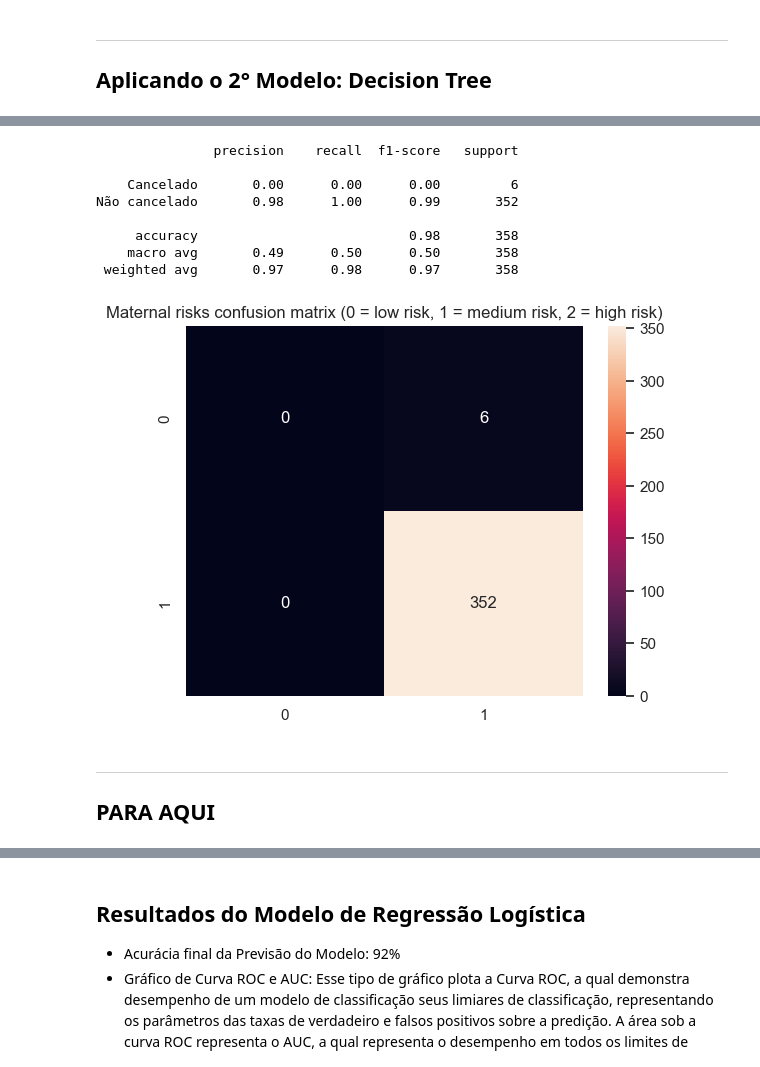
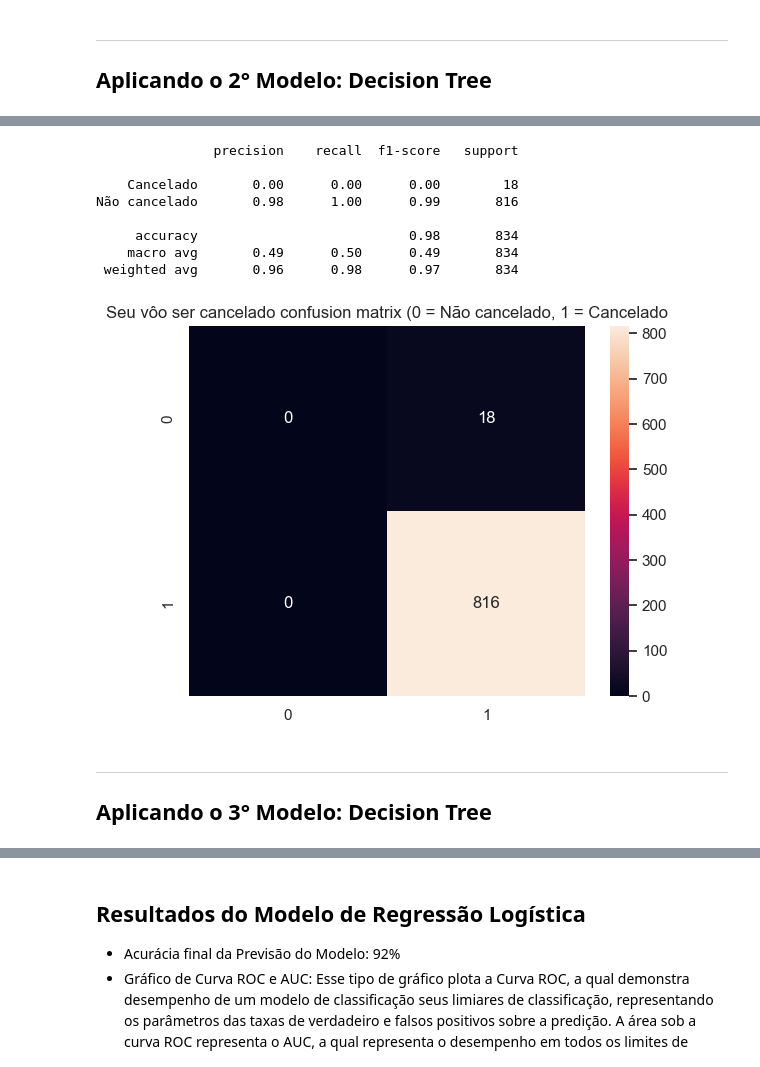
Before and after one commit to insper-classroom/22-2a-cd-p2-grupo_bexcamrefe, a Jupyter notebook: relatoriop2.ipynb, the cells around one changed output, grey strips where cells are left out. Saved outputs shown, nothing was run; the diff lists cells and outputs as text; code cells hidden in the pictures.

```diff
--- a/relatoriop2.ipynb
+++ b/relatoriop2.ipynb
@@ -679,7 +679,7 @@ from sklearn.model_selection import train_test_split
 
 SEED = 42
 X_train, X_test, y_train, y_test = train_test_split(X, y,
-                                                    test_size=0.3,
+                                                    test_size=0.7,
                                                     random_state=SEED)
 # %%
 from sklearn.ensemble import RandomForestClassifier
@@ -723,23 +723,23 @@ DecisionTreeClassifier(max_depth=2, max_features='sqrt',
 # %%
 from sklearn.metrics import classification_report, confusion_matrix
 
 cm = confusion_matrix(y_test, y_pred)
-sns.heatmap(cm, annot=True, fmt='d').set_title('Maternal risks confusion matrix (0 = low risk, 1 = medium risk, 2 = high risk)')
+sns.heatmap(cm, annot=True, fmt='d').set_title('Seu vôo ser cancelado confusion matrix (0 = Não cancelado, 1 = Cancelado')
 
 print(classification_report(y_test,y_pred))
 # %% [output]
                precision    recall  f1-score   support
 
-    Cancelado       0.00      0.00      0.00         6
-Não cancelado       0.98      1.00      0.99       352
+    Cancelado       0.00      0.00      0.00        18
+Não cancelado       0.98      1.00      0.99       816
 
-     accuracy                           0.98       358
-    macro avg       0.49      0.50      0.50       358
- weighted avg       0.97      0.98      0.97       358
+     accuracy                           0.98       834
+    macro avg       0.49      0.50      0.49       834
+ weighted avg       0.96      0.98      0.97       834
-[figure, old version]
+[figure, new version]
-# %% [markdown]
----
-## PARA AQUI
+# %% [markdown]
+---
+## Aplicando o 3° Modelo: Decision Tree
 # %%
 linhas = len(data_final)
 colunas = len(data_final.columns)
```
Also changed, not shown: parts of 23 cells of this notebook, 1 other file.
